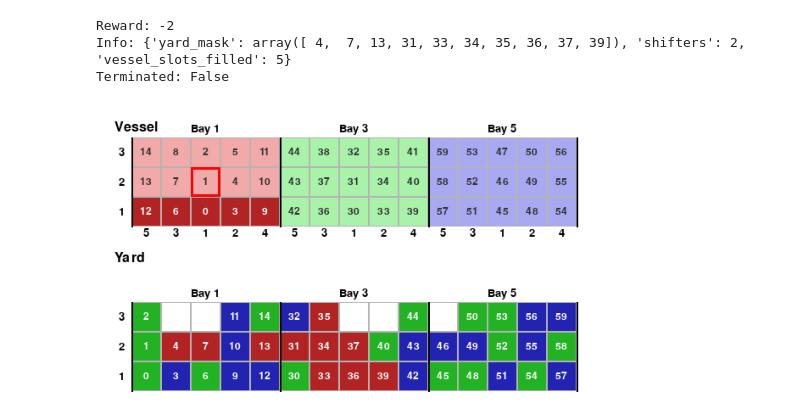
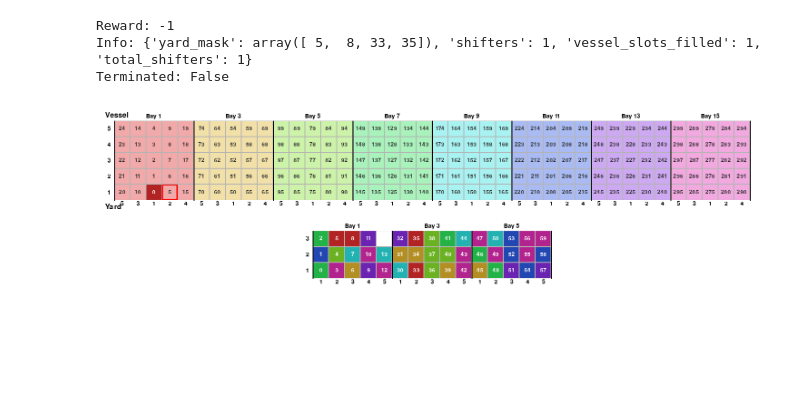
Before and after one commit to JingyaoLu22/Sequential-Multi-Agent-Reinforcement-Learning-for-Hierarchical-Container-Yard-Stacking, a Jupyter notebook: stowage.ipynb, the cells around one changed output. Saved outputs shown, nothing was run; the diff lists cells and outputs as text; code cells hidden in the pictures; blank space fills up the shorter version.

```diff
--- a/stowage.ipynb
+++ b/stowage.ipynb
@@ -6,10 +6,10 @@ from enum import Enum
 from gymnasium.error import DependencyNotInstalled
 from envs.stowage_gym import StowageEnv
 config_dict = {
-    "vessel_shape": (3,5,3),
+    "vessel_shape": (8,5,5),
     "yard_shape": (3,5,3),
-    "num_containers": 50,
-    "group_num": 3,
+    "num_containers": 45,
+    "group_num": 8,
     "group_placement": "random",
     "seed": 4307,
 }
@@ -51,17 +44,20 @@ plt.show()
 # %%
-observation, reward, terminated, truncated, info = env.step(36)
+observation, reward, terminated, truncated, info = env.step(13)
 print('Reward:', reward)
 print('Info:', info)
 print('Terminated:', terminated)
-rgb_array = env.render()
-plt.imshow(rgb_array)
+img = env.render()
+
+plt.figure(figsize=(env.screen_width / 100, env.screen_height / 100))
+plt.imshow(img)
 plt.axis('off')
+plt.tight_layout(pad=0)
 plt.show()
 # %% [output]
-Reward: -2
-Info: {'yard_mask': array([ 4,  7, 13, 31, 33, 34, 35, 36, 37, 39]), 'shifters': 2, 'vessel_slots_filled': 5}
+Reward: -1
+Info: {'yard_mask': array([ 5,  8, 33, 35]), 'shifters': 1, 'vessel_slots_filled': 1, 'total_shifters': 1}
 Terminated: False
-[figure, old version]
+[figure, new version]
 # %%
 import copy
 import numpy as np
```
Also changed, not shown: parts of 2 cells of this notebook, 3 other files.
